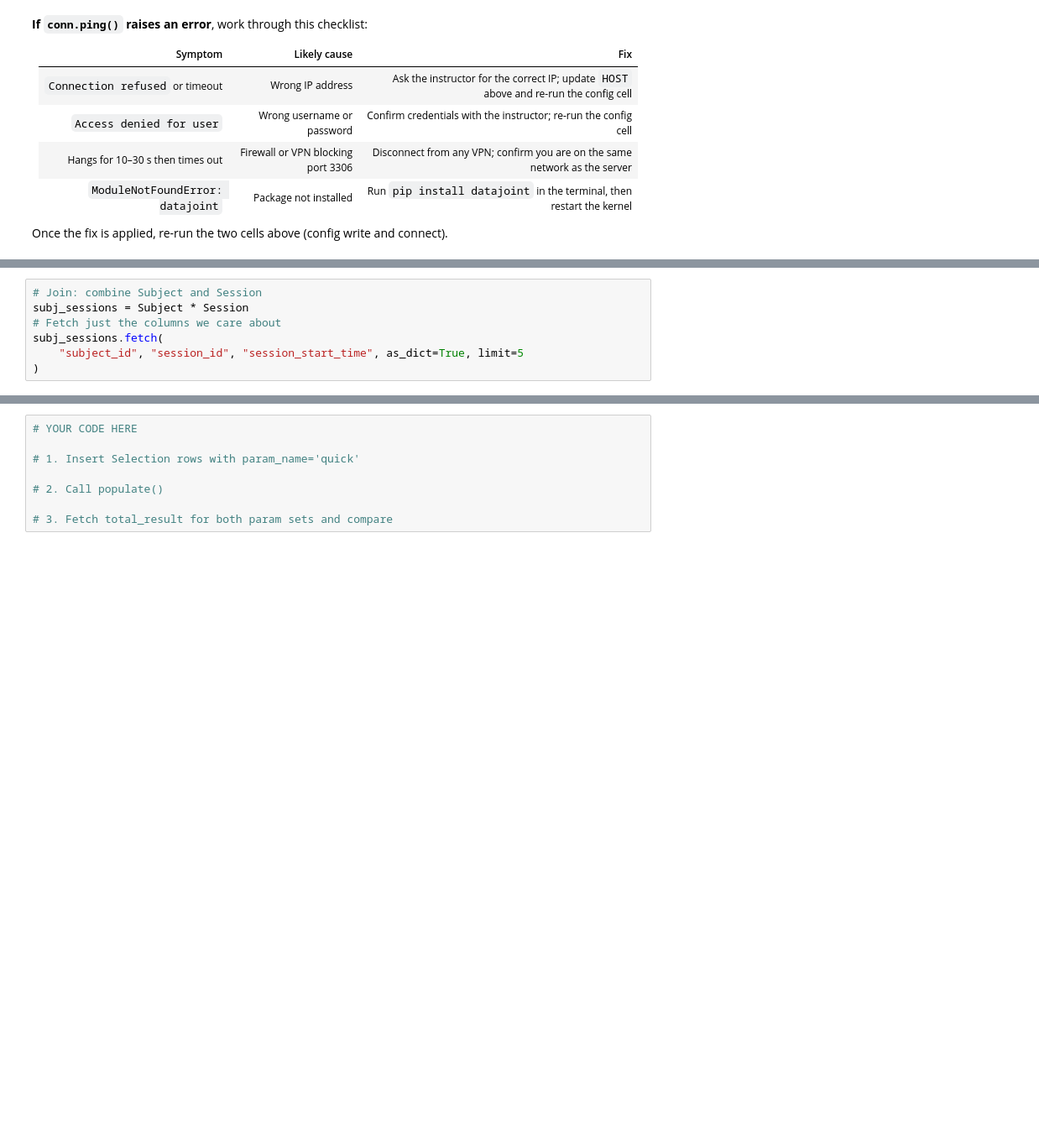
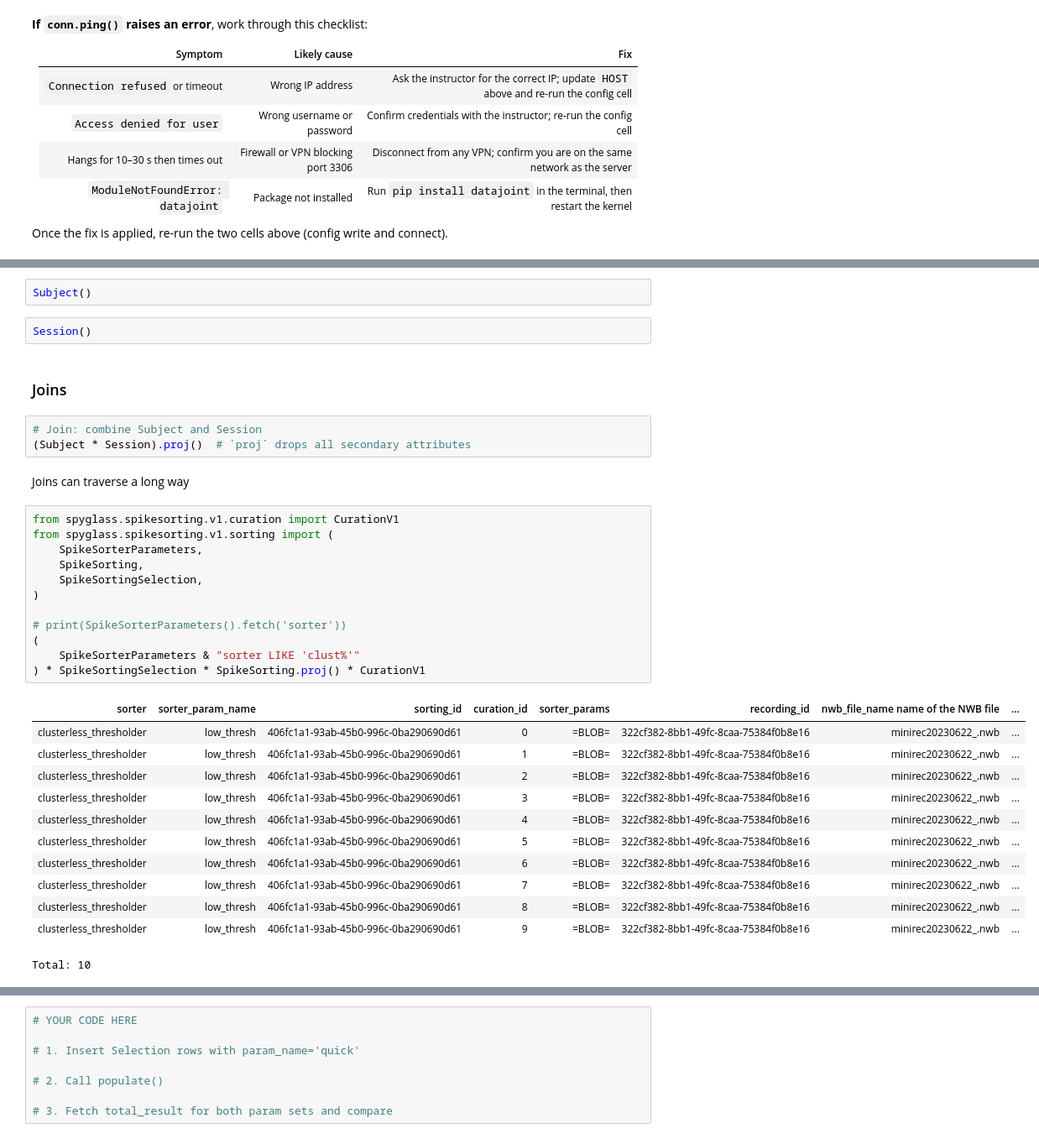
Before and after one commit to CBroz1/SpyglassWorkshop2026, a Jupyter notebook: notebooks/02_datajoint_spyglass.ipynb, the cells around one changed output, grey strips where cells are left out. Shown at 84% size. Drawn from its saved outputs; the diff is of its cells as text; blank space fills up the shorter version.

```diff
--- a/notebooks/02_datajoint_spyglass.ipynb
+++ b/notebooks/02_datajoint_spyglass.ipynb
@@ -217,7 +274,36 @@ print(f"{len(recent)} sessions since 2024")
+# %%
+Subject()
+# %%
+Session()
+# %% [markdown]
+### Joins
 # %%
 # Join: combine Subject and Session
-subj_sessions = Subject * Session
-# Fetch just the columns we care about
-subj_sessions.fetch(
-    "subject_id", "session_id", "session_start_time", as_dict=True, limit=5
-)
+(Subject * Session).proj()  # `proj` drops all secondary attributes
+# %% [markdown]
+Joins can traverse a long way
+# %%
+from spyglass.spikesorting.v1.curation import CurationV1
+from spyglass.spikesorting.v1.sorting import (
+    SpikeSorterParameters,
+    SpikeSorting,
+    SpikeSortingSelection,
+)
+
+# print(SpikeSorterParameters().fetch('sorter'))
+(
+    SpikeSorterParameters & "sorter LIKE 'clust%'"
+) * SpikeSortingSelection * SpikeSorting.proj() * CurationV1
+# %% [output]
+| sorter | sorter_param_name | sorting_id | curation_id | sorter_params | recording_id | nwb_file_name name of the NWB file | ... |
+| clusterless_thresholder | low_thresh | 406fc1a1-93ab-45b0-996c-0ba290690d61 | 0 | =BLOB= | 322cf382-8bb1-49fc-8caa-75384f0b8e16 | minirec20230622_.nwb | ... |
+| clusterless_thresholder | low_thresh | 406fc1a1-93ab-45b0-996c-0ba290690d61 | 1 | =BLOB= | 322cf382-8bb1-49fc-8caa-75384f0b8e16 | minirec20230622_.nwb | ... |
+| clusterless_thresholder | low_thresh | 406fc1a1-93ab-45b0-996c-0ba290690d61 | 2 | =BLOB= | 322cf382-8bb1-49fc-8caa-75384f0b8e16 | minirec20230622_.nwb | ... |
+| clusterless_thresholder | low_thresh | 406fc1a1-93ab-45b0-996c-0ba290690d61 | 3 | =BLOB= | 322cf382-8bb1-49fc-8caa-75384f0b8e16 | minirec20230622_.nwb | ... |
+| clusterless_thresholder | low_thresh | 406fc1a1-93ab-45b0-996c-0ba290690d61 | 4 | =BLOB= | 322cf382-8bb1-49fc-8caa-75384f0b8e16 | minirec20230622_.nwb | ... |
+| clusterless_thresholder | low_thresh | 406fc1a1-93ab-45b0-996c-0ba290690d61 | 5 | =BLOB= | 322cf382-8bb1-49fc-8caa-75384f0b8e16 | minirec20230622_.nwb | ... |
+| clusterless_thresholder | low_thresh | 406fc1a1-93ab-45b0-996c-0ba290690d61 | 6 | =BLOB= | 322cf382-8bb1-49fc-8caa-75384f0b8e16 | minirec20230622_.nwb | ... |
+| clusterless_thresholder | low_thresh | 406fc1a1-93ab-45b0-996c-0ba290690d61 | 7 | =BLOB= | 322cf382-8bb1-49fc-8caa-75384f0b8e16 | minirec20230622_.nwb | ... |
+| clusterless_thresholder | low_thresh | 406fc1a1-93ab-45b0-996c-0ba290690d61 | 8 | =BLOB= | 322cf382-8bb1-49fc-8caa-75384f0b8e16 | minirec20230622_.nwb | ... |
+| clusterless_thresholder | low_thresh | 406fc1a1-93ab-45b0-996c-0ba290690d61 | 9 | =BLOB= | 322cf382-8bb1-49fc-8caa-75384f0b8e16 | minirec20230622_.nwb | ... |
+Total: 10
```
Also changed, not shown: parts of 62 cells of this notebook, 9 other files.
